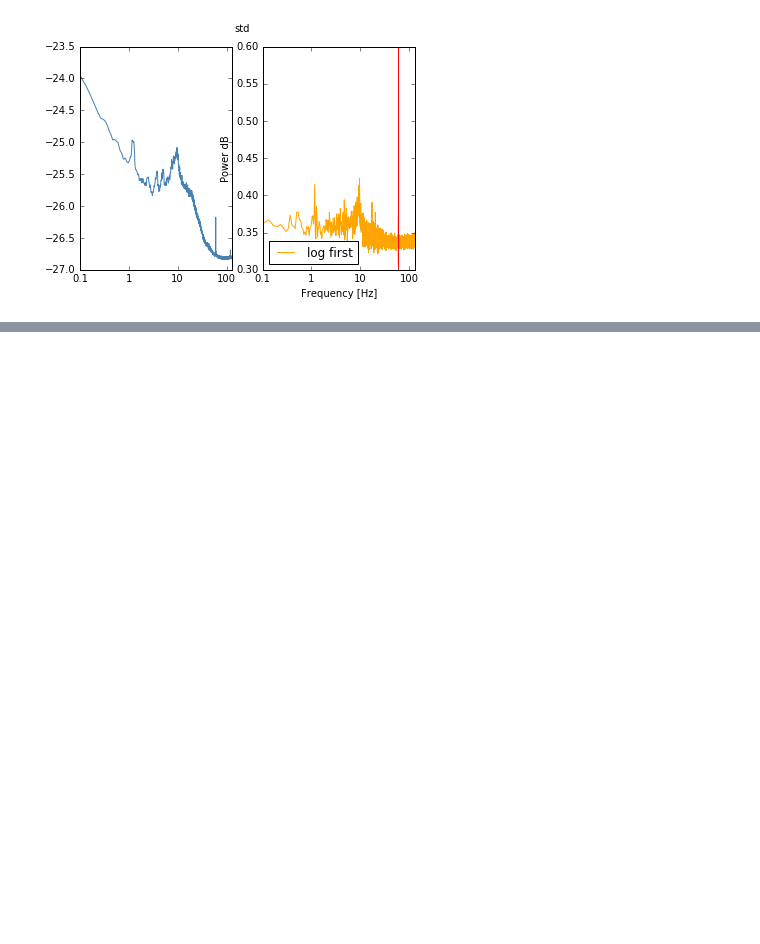
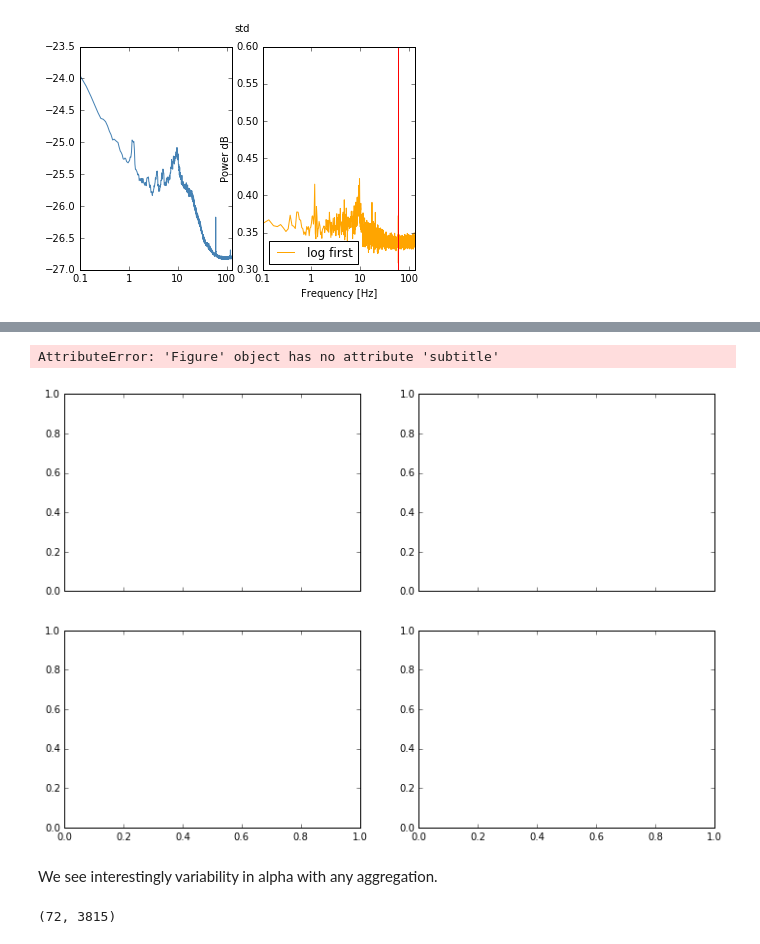
Before and after one commit to neurospin/meg_study_dynamic_scales, a Jupyter notebook: scripts/plot_figures_one.ipynb, the cells around one changed output, grey strips where cells are left out. Cells and saved outputs as stored; diff of their text form; code cells hidden in the pictures; blank space fills up the shorter version.

```diff
--- a/scripts/plot_figures_one.ipynb
+++ b/scripts/plot_figures_one.ipynb
@@ -137,0 +139,14 @@ git push origin master
+# %%
+# summarize our subjects
+averages_std = list()
+averages_mean = list()
+subjects_psds = list()
+for subject in subjects:
+    epochs = get_epochs_for_subject(subject)
+    if epochs is None:
+        print('Cannot find data for %s' % subject)
+        continue
+    subjects_psds.append(subject)
+    epochs._data = np.log10(epochs._data)
+    averages_std.append(epochs.standard_error())
+    averages_mean.append(epochs.average())
@@ -137,0 +171,36 @@ git push origin master
+# %%
+from scipy.stats import trim_mean
+
+def tmean(X):
+    return trim_mean(X, proportiontocut=0.1, axis=0)
+
+viz_agg = dict(
+    mean_mean=tmean([evoked.data for evoked in averages_mean]),
+    std_mean=tmean([evoked.data for evoked in averages_std]),
+    mean_std=np.std([evoked.data for evoked in averages_mean], axis=0),
+    std_std=np.std([evoked.data for evoked in averages_std], axis=0))
+# %%
+fig, axes = plt.subplots(2, 2, figsize=(12, 8), sharex=True)
+fig.suptitle('Aggregates across time and subjects (by channel)')
+keys = 'mean_mean', 'mean_std', 'std_mean', 'std_std'
+for ii, (ax, key) in enumerate(zip(axes.ravel(), keys)):
+    ax.plot(freqs, viz_agg[key].T, color='steelblue', alpha=0.05)
+    for line in np.log10([60, 120]):
+        ax.axvline(line, color='red', linestyle='--')
+    ax.set_xticks(np.log10([0.1, 1, 10, 100]))
+    ax.set_xticklabels([0.1, 1, 10, 100])
+    ax.set_xlim(np.log10([0.1, 130]))
+    ax.set_xlabel('Frequency [Hz]')
+    if key == 'mean_mean':
+        ax.set_ylabel('grand average')
+    elif key == 'mean_std':
+        ax.set_ylabel('fluctuation of average')
+    elif key == 'std_mean':
+        ax.set_ylabel('average fluctuation')
+    elif key == 'std_std':
+        ax.set_ylabel('fluctuation of fluctuation')
+# %% [output]
+AttributeError: 'Figure' object has no attribute 'subtitle'
+[figure, added]
+# %% [markdown]
+We see interestingly variability in alpha with any aggregation.
@@ -137,0 +213,4 @@ git push origin master
+# %%
+print(viz_agg_subjects['mean_mean'].shape)
+# %% [output]
+(72, 3815)
```
Also changed, not shown: parts of 9 cells of this notebook.
